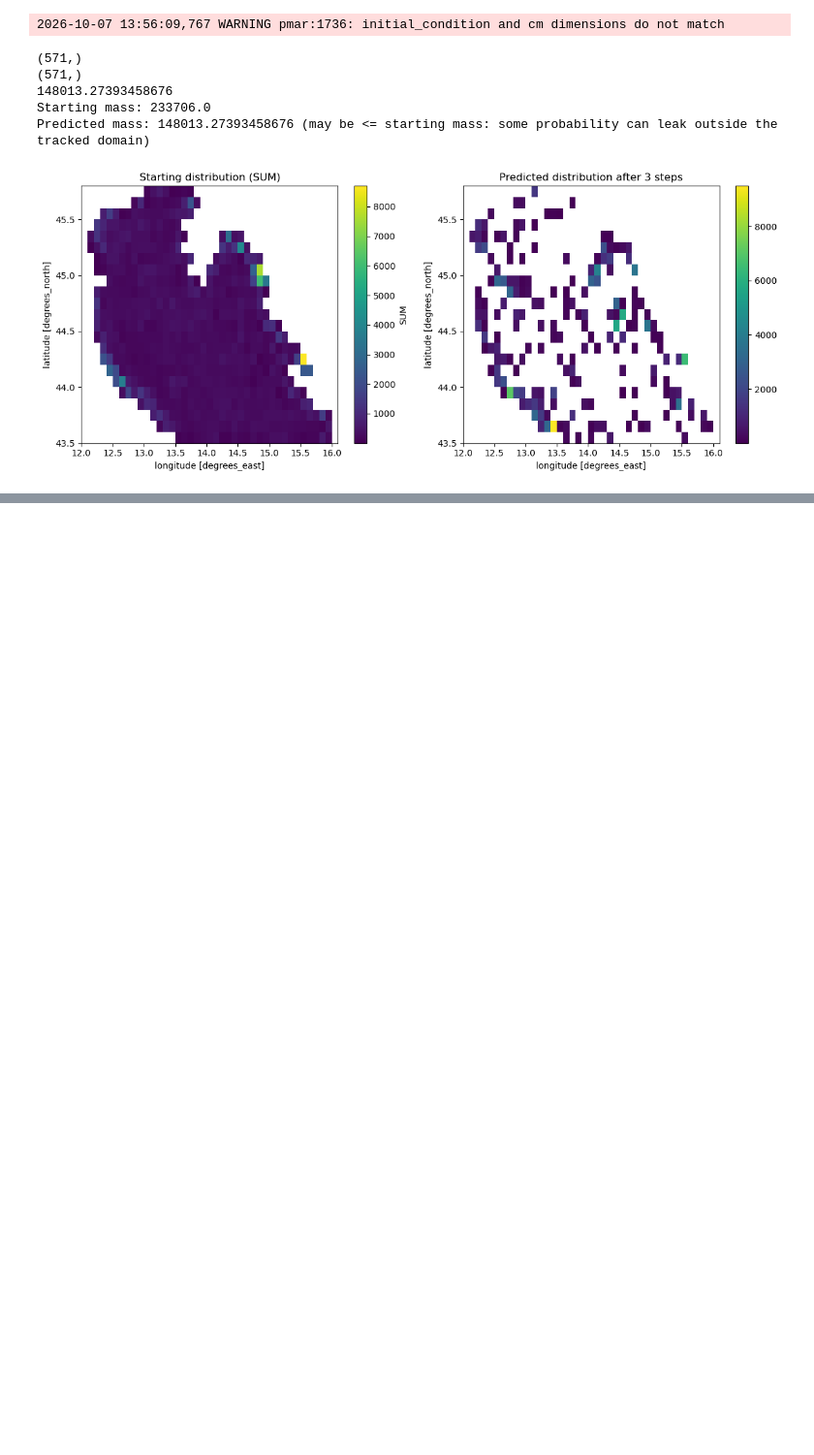
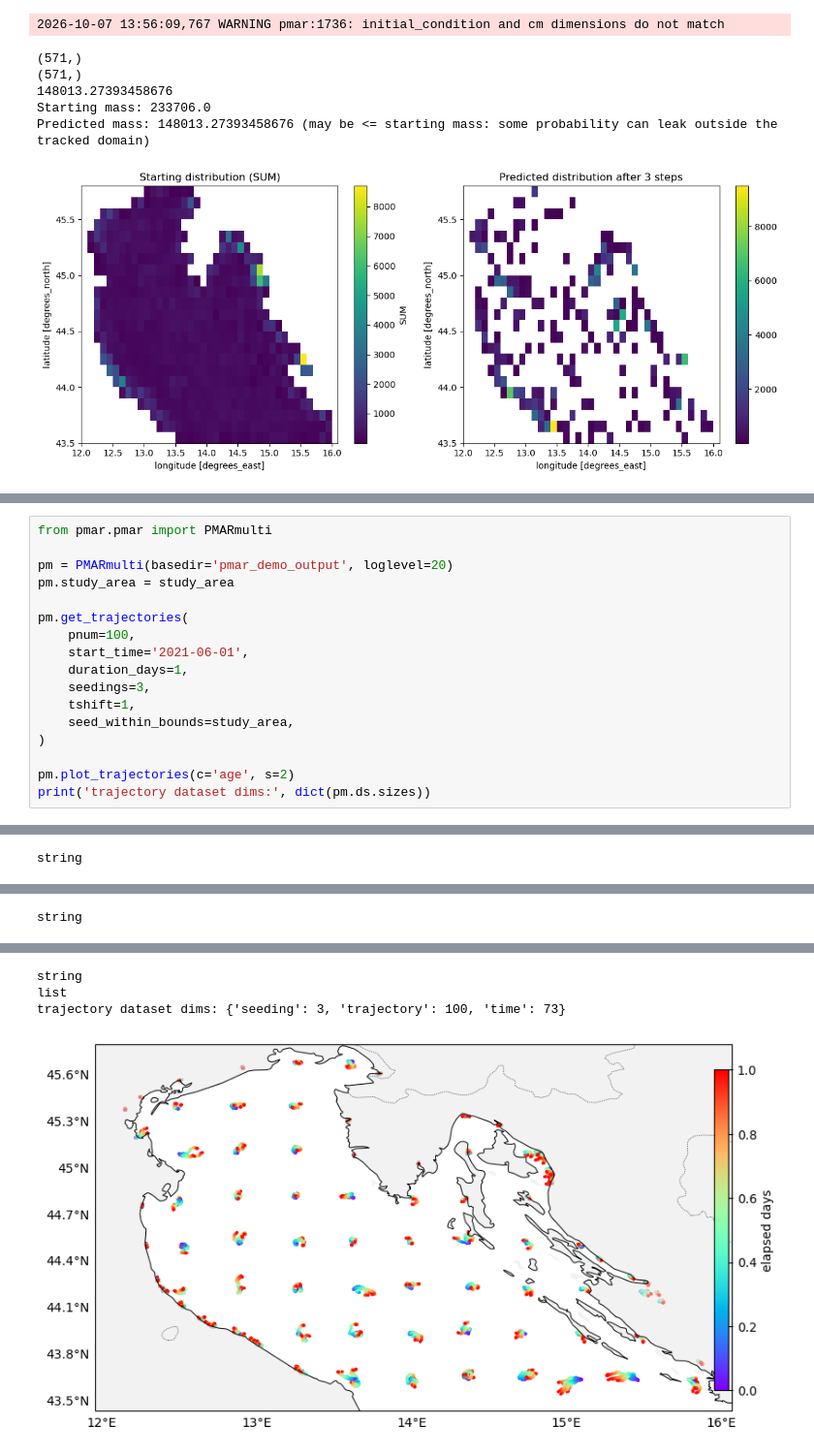
Before and after one commit to CNR-ISMAR/pmar, a Jupyter notebook: examples/pmar_demo.ipynb, the cells around one changed output, grey strips where cells are left out. Shown at 97% size. Saved outputs shown, nothing was run; the diff lists cells and outputs as text; blank space fills up the shorter version.

```diff
--- a/examples/pmar_demo.ipynb
+++ b/examples/pmar_demo.ipynb
@@ -228,0 +255,18 @@ Predicted mass: 148013.27393458676 (may be <= starting mass: some probability ca
+# %%
+from pmar.pmar import PMARmulti
+
+pm = PMARmulti(basedir='pmar_demo_output', loglevel=20)
+pm.study_area = study_area
+
+pm.get_trajectories(
+    pnum=100,
+    start_time='2021-06-01',
+    duration_days=1,
+    seedings=3,
+    tshift=1,
+    seed_within_bounds=study_area,
+)
+
+pm.plot_trajectories(c='age', s=2)
+print('trajectory dataset dims:', dict(pm.ds.sizes))
+# %% [output]
@@ -228,0 +290 @@ Predicted mass: 148013.27393458676 (may be <= starting mass: some probability ca
+string
@@ -228,0 +307 @@ Predicted mass: 148013.27393458676 (may be <= starting mass: some probability ca
+string
@@ -228,0 +320,4 @@ Predicted mass: 148013.27393458676 (may be <= starting mass: some probability ca
+string
+list
+trajectory dataset dims: {'seeding': 3, 'trajectory': 100, 'time': 73}
+[figure, added]
```
Also changed, not shown: parts of 19 cells of this notebook, 2 other files.
